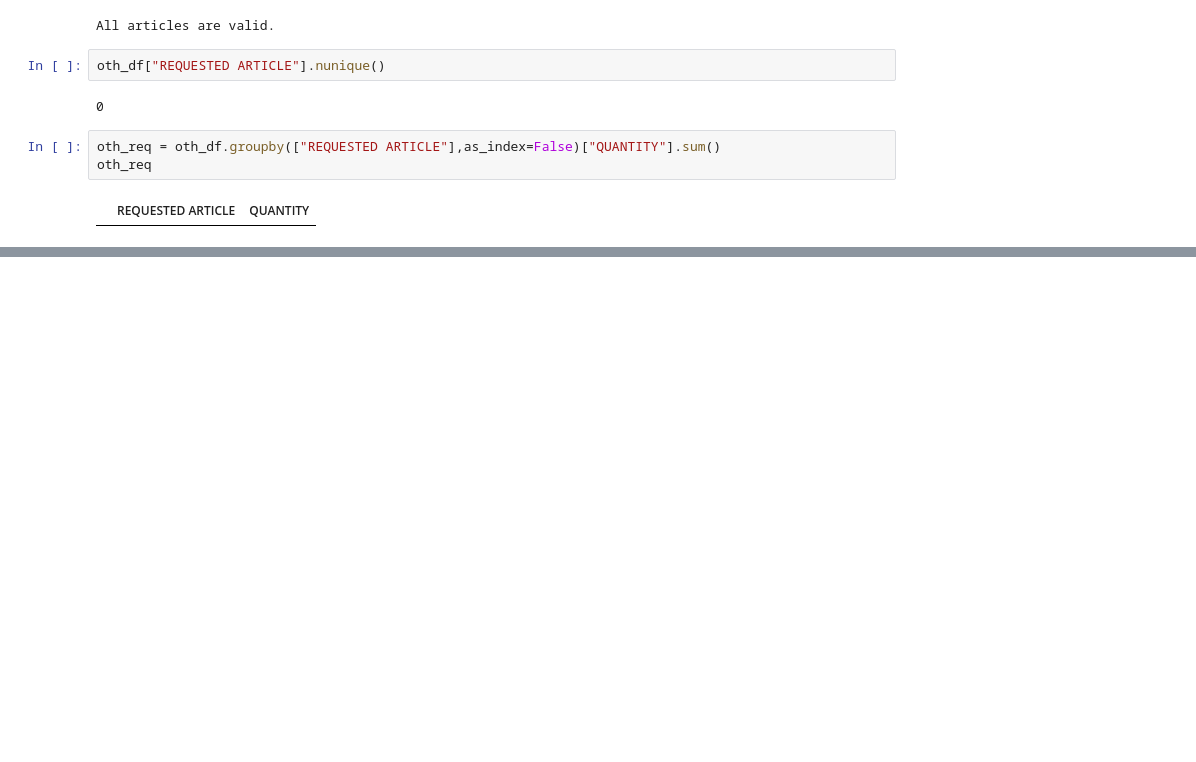
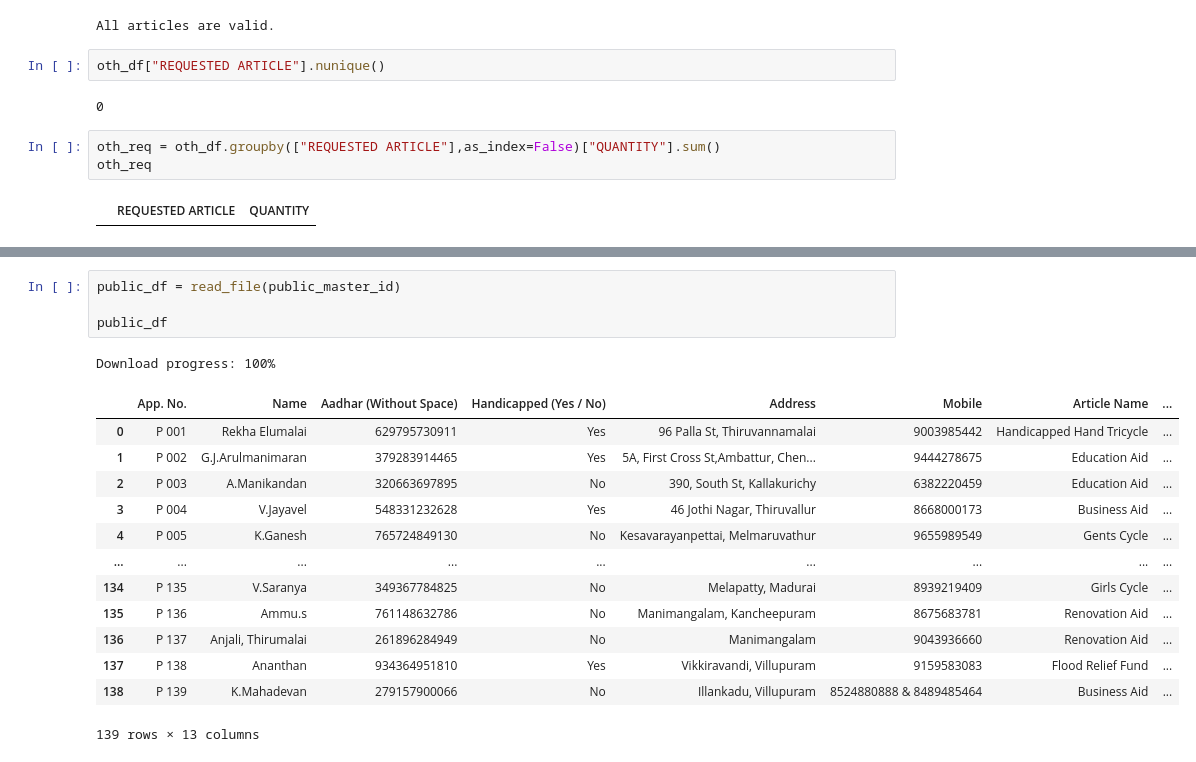
Before and after one commit to ash-sha/MNP25, a Jupyter notebook: codes/frontend.ipynb, the cells around one changed output, grey strips where cells are left out. Saved outputs shown, nothing was run; the diff lists cells and outputs as text; blank space fills up the shorter version.

Commit message:
added columns for public and inst

```diff
--- a/codes/frontend.ipynb
+++ b/codes/frontend.ipynb
@@ -342,0 +398,19 @@ np.int64(13232)
+# %%
+public_df = read_file(public_master_id)
+
+public_df
+# %% [output]
+Download progress: 100%
+|  | App. No. | Name | Aadhar (Without Space) | Handicapped (Yes / No) | Address | Mobile | Article Name | ... |
+| 0 | P 001 | Rekha Elumalai | 629795730911 | Yes | 96 Palla St, Thiruvannamalai | 9003985442 | Handicapped Hand Tricycle | ... |
+| 1 | P 002 | G.J.Arulmanimaran | 379283914465 | Yes | 5A, First Cross St,Ambattur, Chen... | 9444278675 | Education Aid | ... |
+| 2 | P 003 | A.Manikandan | 320663697895 | No | 390, South St, Kallakurichy | 6382220459 | Education Aid | ... |
+| 3 | P 004 | V.Jayavel | 548331232628 | Yes | 46 Jothi Nagar, Thiruvallur | 8668000173 | Business Aid | ... |
+| 4 | P 005 | K.Ganesh | 765724849130 | No | Kesavarayanpettai, Melmaruvathur | 9655989549 | Gents Cycle | ... |
+| ... | ... | ... | ... | ... | ... | ... | ... | ... |
+| 134 | P 135 | V.Saranya | 349367784825 | No | Melapatty, Madurai | 8939219409 | Girls Cycle | ... |
+| 135 | P 136 | Ammu.s | 761148632786 | No | Manimangalam, Kancheepuram | 8675683781 | Renovation Aid | ... |
+| 136 | P 137 | Anjali, Thirumalai | 261896284949 | No | Manimangalam | 9043936660 | Renovation Aid | ... |
+| 137 | P 138 | Ananthan | 934364951810 | Yes | Vikkiravandi, Villupuram | 9159583083 | Flood Relief Fund | ... |
+| 138 | P 139 | K.Mahadevan | 279157900066 | No | Illankadu, Villupuram | 8524880888 & 8489485464 | Business Aid | ... |
+139 rows × 13 columns
```
Also changed, not shown: parts of 20 cells of this notebook, 2 other files.
